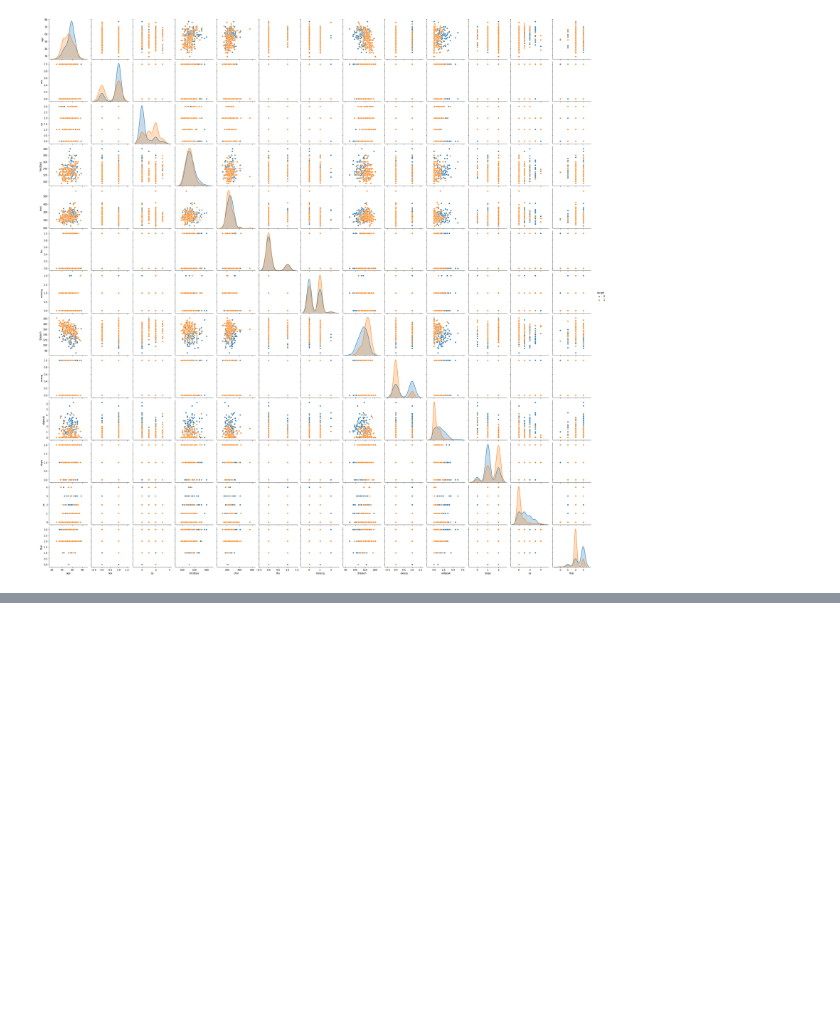
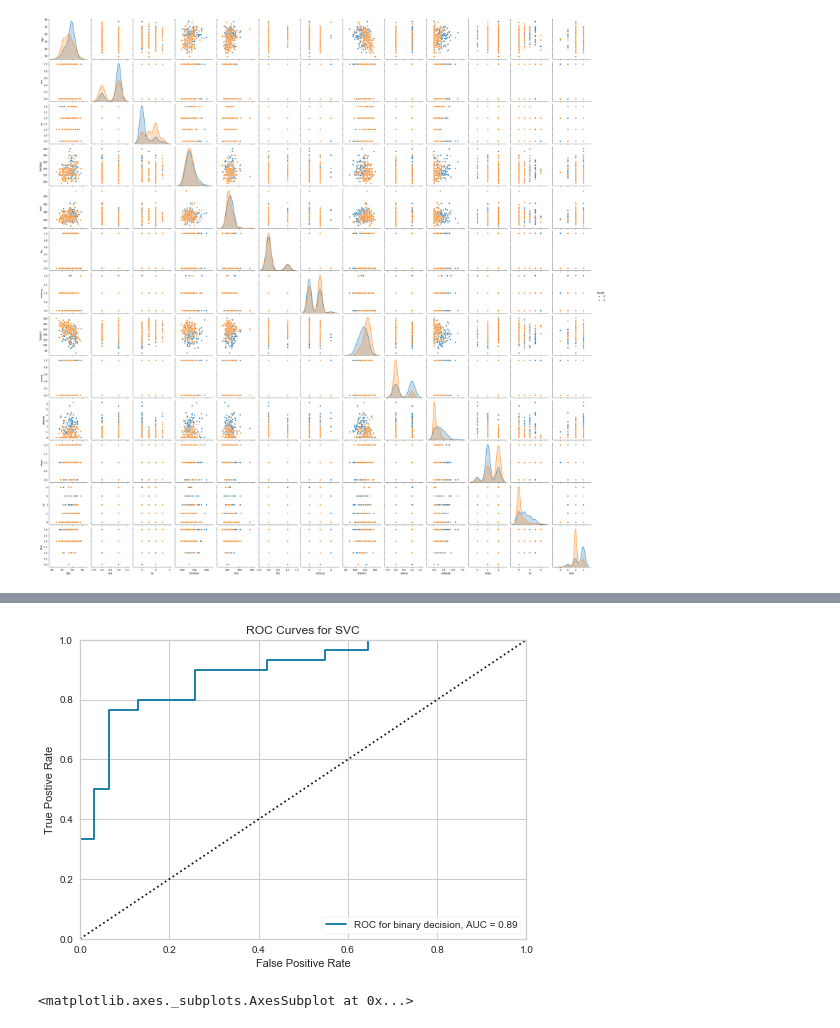
Before and after one commit to WonjunChun/2020_DataScience, a Jupyter notebook: HW01/03 Classification_01/Heart Disease Classification.ipynb, the cells around one changed output, grey strips where cells are left out. Cells and saved outputs as stored; diff of their text form; code cells hidden in the pictures; blank space fills up the shorter version.

```diff
--- a/HW01/03 Classification_01/Heart Disease Classification.ipynb
+++ b/HW01/03 Classification_01/Heart Disease Classification.ipynb
@@ -153,0 +133,8 @@ visualizer.show()
+# %%
+visualizer2 = ROCAUC(model2, classes=[0, 1], micro=False, macro=False, per_class=False)
+visualizer2.fit(X_test_scaled, y_test)
+visualizer2.score(X_test_scaled, y_test)
+visualizer2.show()
+# %% [output]
+[figure, added]
+<matplotlib.axes._subplots.AxesSubplot at 0x...>
```
Also changed, not shown: parts of 9 cells of this notebook.
